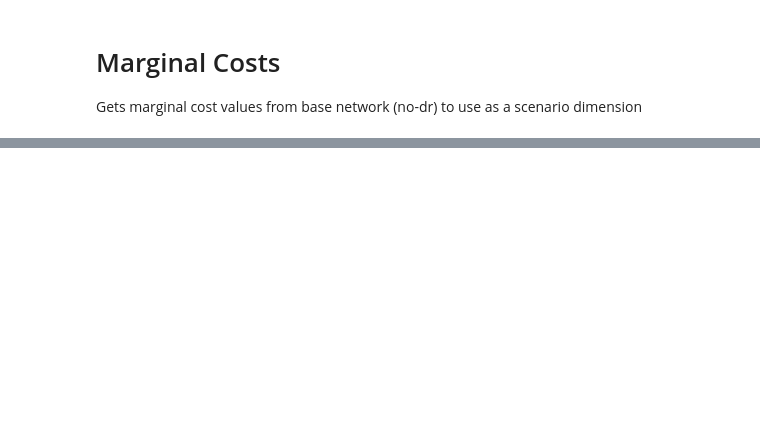
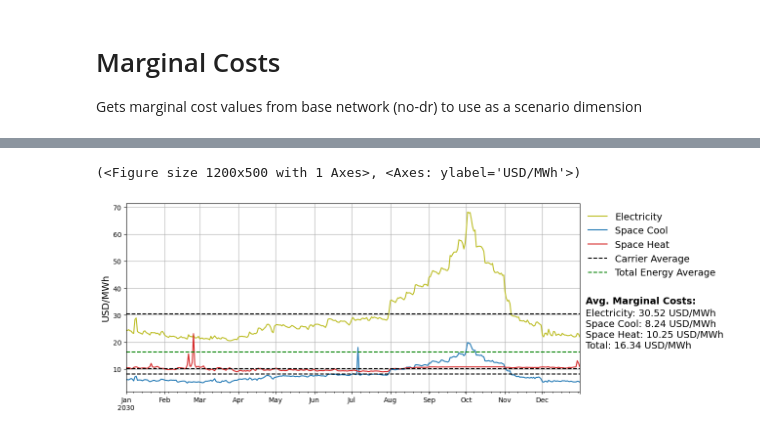
Before and after one commit to trevorb1/pypsa-demand-response, a Jupyter notebook: analysis/marginal_costs.ipynb, the cells around one changed output, grey strips where cells are left out. Cells and saved outputs as stored; diff of their text form; code cells hidden in the pictures; blank space fills up the shorter version.

```diff
--- a/analysis/marginal_costs.ipynb
+++ b/analysis/marginal_costs.ipynb
@@ -201,0 +135,5 @@ Average yearly cost of Gas Vehicles: 19.47148017519674
+# %%
+plot_marginal_costs(n, "com", average="both", save=Path(FIGURES, f"{REGION}_{SCENARIO}_com.png"))
+# %% [output]
+(<Figure size 1200x500 with 1 Axes>, <Axes: ylabel='USD/MWh'>)
+[figure, added]
```
Also changed, not shown: parts of 22 cells of this notebook, 8 other files.
